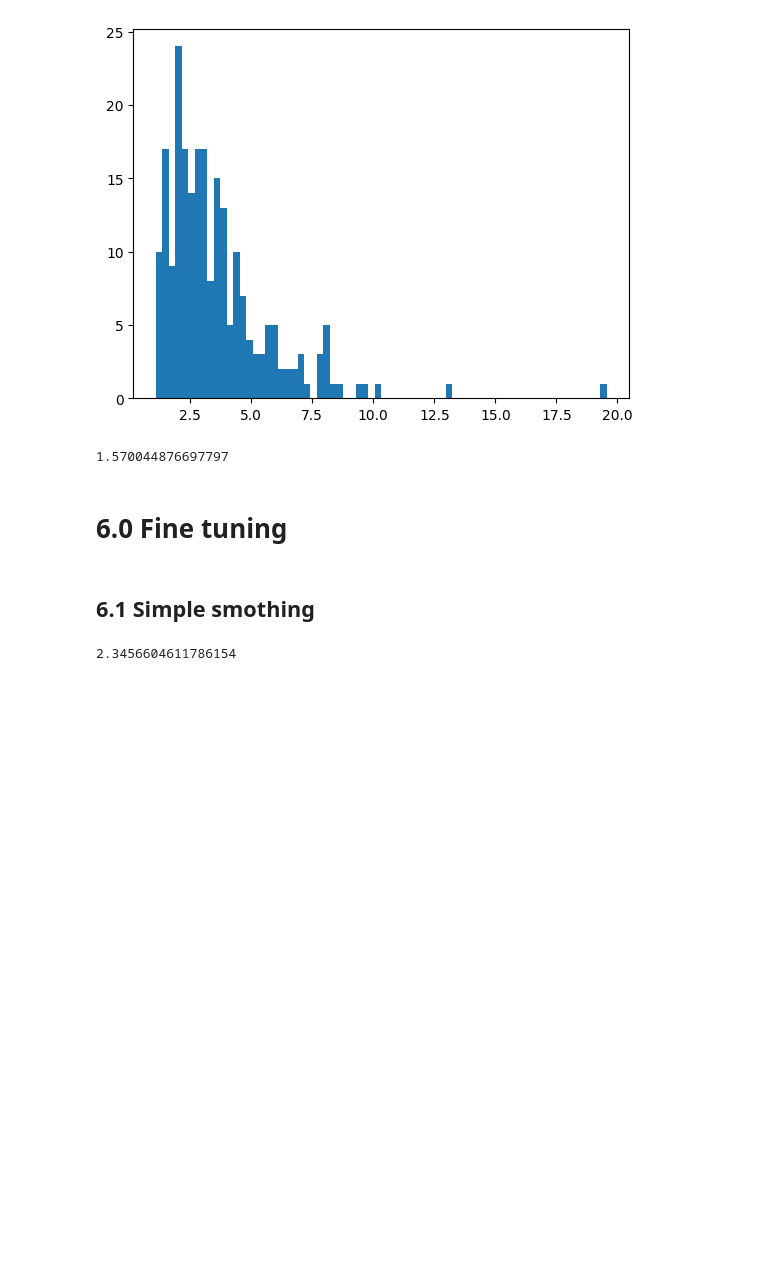
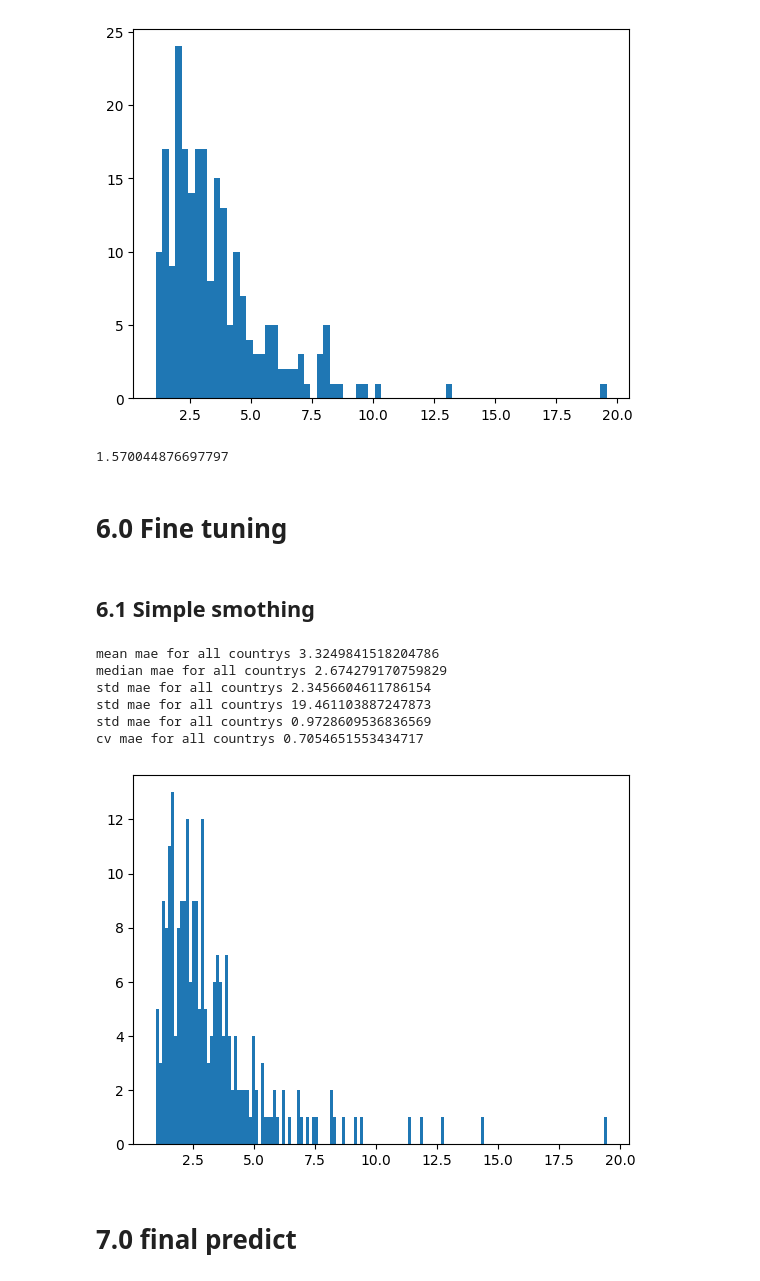
Before and after one commit to lavinomenezes/Desafio_DS_Series_Temporais, a Jupyter notebook: notebooks/desafio_df_v01_time_series_analyses.ipynb, the cells around one changed output. Drawn from its saved outputs; the diff is of its cells as text; code cells hidden in the pictures; blank space fills up the shorter version.

Commit message:
predict

```diff
--- a/notebooks/desafio_df_v01_time_series_analyses.ipynb
+++ b/notebooks/desafio_df_v01_time_series_analyses.ipynb
@@ -1066,7 +1064,22 @@ for country in df3.columns:
         ],
         ignore_index=True
     )
-# %%
-df_countrys_paramns['mean_mae'].std()
-# %% [output]
-2.3456604611786154
+# %%
+df_countrys_paramns['mean_mae'].std()
+print("mean mae for all countrys",df_countrys_paramns['mean_mae'].mean())
+print("median mae for all countrys",np.median(df_countrys_paramns['mean_mae']))
+print("std mae for all countrys",df_countrys_paramns['mean_mae'].std())
+print("std mae for all countrys",df_countrys_paramns['mean_mae'].max())
+print("std mae for all countrys",df_countrys_paramns['mean_mae'].min())
+print("cv mae for all countrys",df_countrys_paramns['mean_mae'].std() / df_countrys_paramns['mean_mae'].mean())
+plt.hist(df_countrys_paramns['mean_mae'], bins=150);
+# %% [output]
+mean mae for all countrys 3.3249841518204786
+median mae for all countrys 2.674279170759829
+std mae for all countrys 2.3456604611786154
+std mae for all countrys 19.461103887247873
+std mae for all countrys 0.9728609536836569
+cv mae for all countrys 0.7054651553434717
+[figure, added]
+# %% [markdown]
+# 7.0 final predict
```
Also changed, not shown: parts of 11 cells of this notebook, 3 other files.
